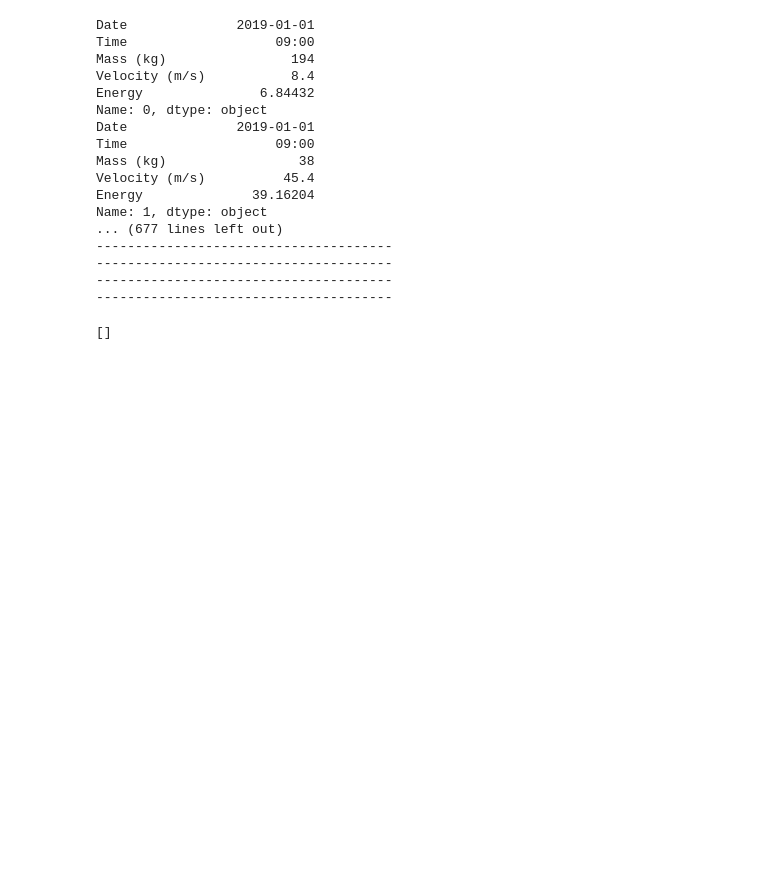
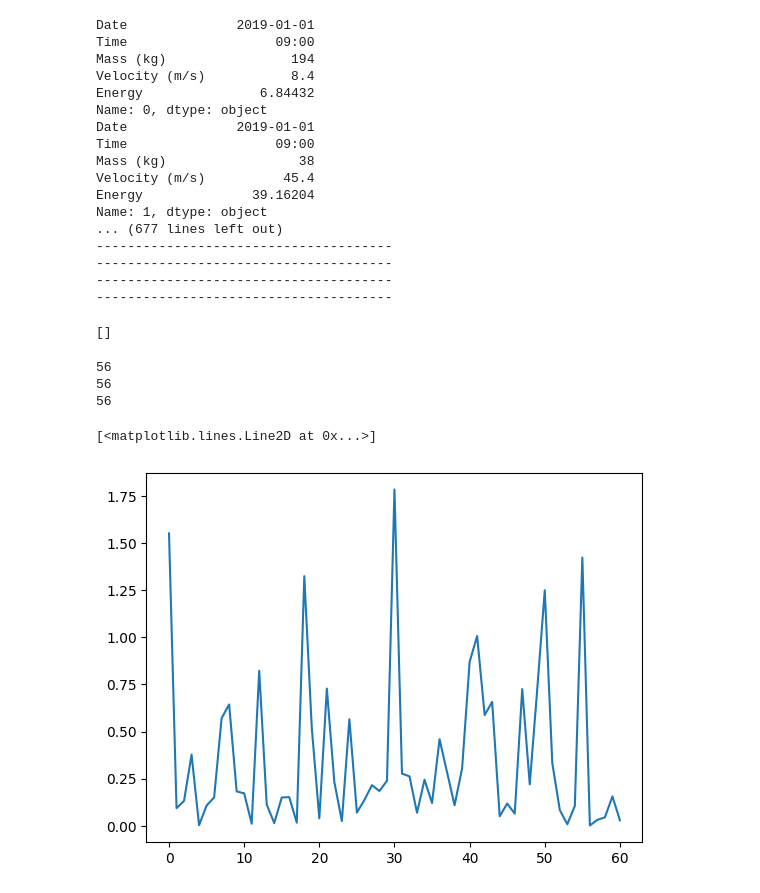
Before and after one commit to lhenchoz/cwm1, a Jupyter notebook: net_incident_calc.ipynb, the cells around one changed output. Drawn from its saved outputs; the diff is of its cells as text; code cells hidden in the pictures; blank space fills up the shorter version.

```diff
--- a/net_incident_calc.ipynb
+++ b/net_incident_calc.ipynb
@@ -108,3 +99,55 @@ for i in range(len(slotboard)): #iterating through all slots
 print(incident)
 # %% [output]
 []
+# %%
+#investigate how close we come to a incident
+def incident_calc(slotboard):
+    incident = []
+    for i in range(len(slotboard)): #iterating through all slots
+        weight = 0
+        detail = []
+        for j in range(len(slotboard[i])): #iterating through all stones inside a slot
+            weight = weight + int(slotboard[i][j]["Mass (kg)"])
+            if weight > 2000:
+                if slotboard[i][j]["Energy"] >= 500:
+                    detail.append(1)
+                    detail.append(1)
+                    detail.append(slotboard[i][j]["Date"])
+                    incident.append(detail)
+
+            elif slotboard[i][j]["Energy"] >= 1000:
+                detail.append(1)
+                detail.append(1)
+                detail.append(slotboard[i][j]["Date"])
+                incident.append(detail)
+
+
+
+            if len(slotboard[i]) == j+1:
+                detail.append(weight/2000)
+                detail.append(slotboard[i][j]["Date"])
+                incident.append(detail)
+
+    return incident
+# %%
+inc = incident_calc(slotboard)
+dates = []
+values = []
+for i in range(len(inc)):
+    values.append(inc[i][0])
+    dates.append((inc[i][1]))
+
+
+print(len(inc))
+print(len(dates))
+print(len(values))
+# %% [output]
+56
+56
+56
+# %%
+import matplotlib.pyplot as plts
+plt.plot(values,"")
+# %% [output]
+[<matplotlib.lines.Line2D at 0x...>]
+[figure, added]
```
Also changed, not shown: parts of 5 cells of this notebook.
